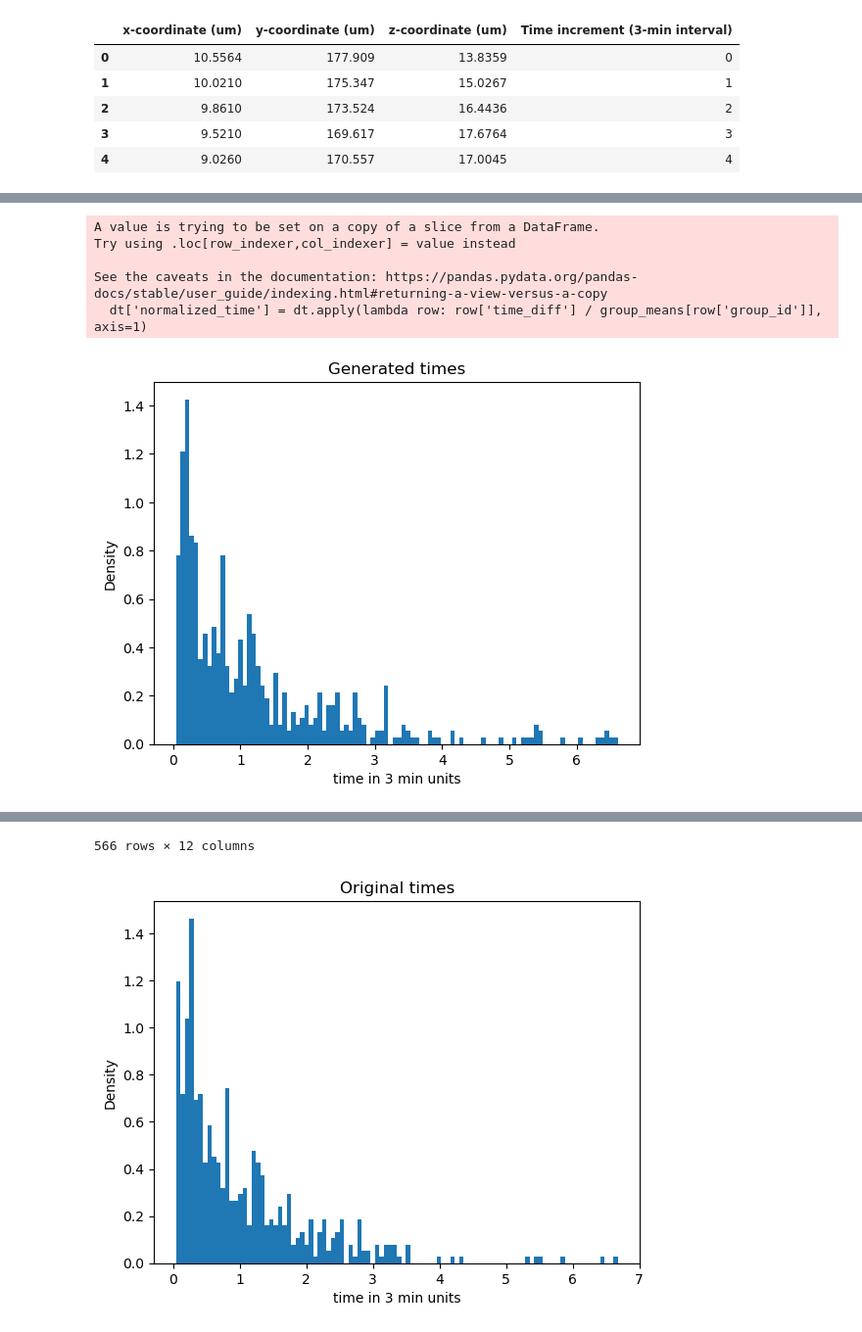
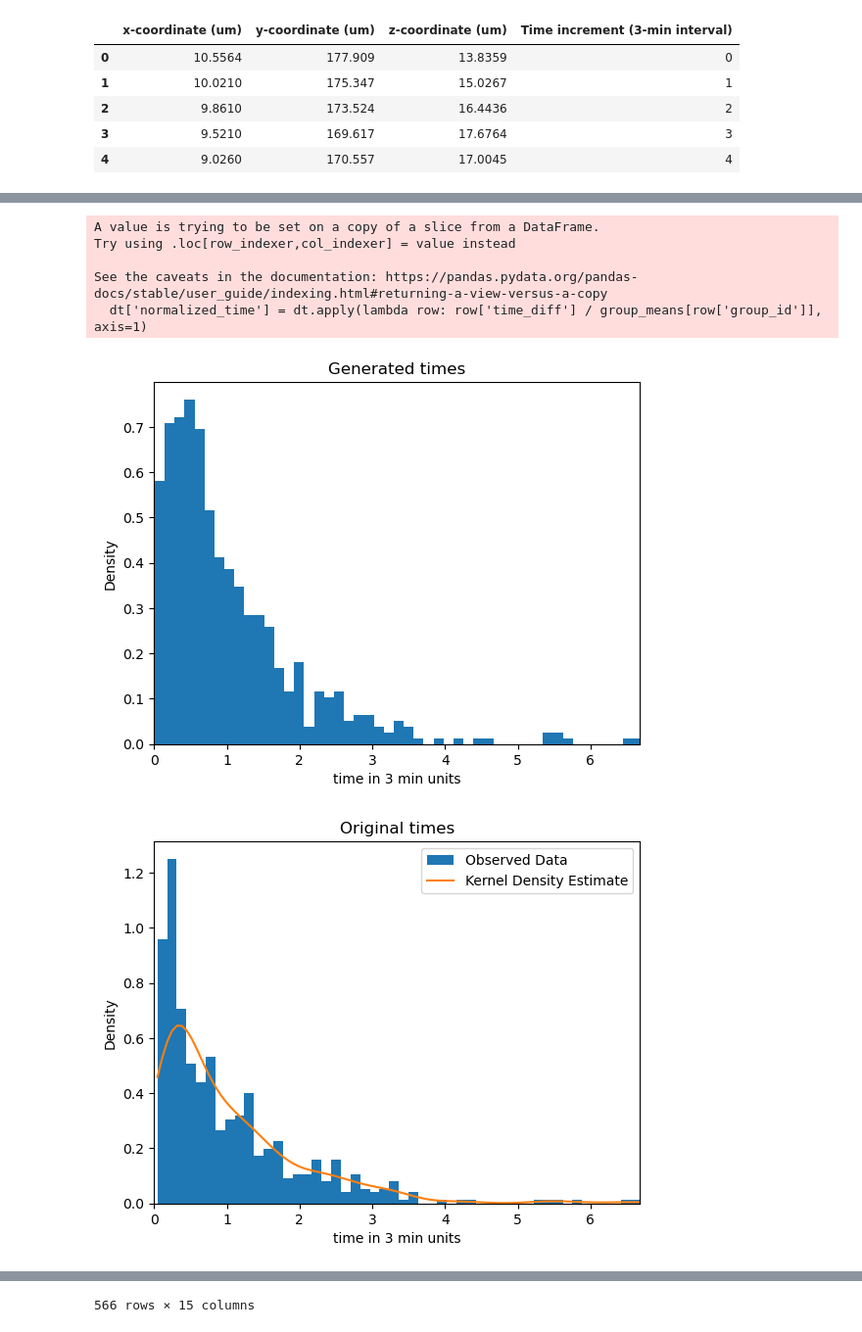
Before and after one commit to dz1921/RANDOMWALK, a Jupyter notebook: Distribution_Building.ipynb, the cells around one changed output, grey strips where cells are left out. Shown: that part at 98% size. Cells and saved outputs as stored; diff of their text form; code cells hidden in the pictures.

```diff
--- a/Distribution_Building.ipynb
+++ b/Distribution_Building.ipynb
@@ -21,6 +22,7 @@ df.head(5)
 # %%
 #Function to calculate step lengths
 # First cell traj goes up to 174 time increments
+df = pd.read_excel(file_path)
 def calc_step_length(df):
     df['group_id'] = (df['Time increment (3-min interval)'] == 0).cumsum()  # Create a unique identifier for each trajectory
 
@@ -34,10 +36,14 @@ def calc_step_length(df):
 
     group_means = df.groupby('group_id')['step_length'].mean()
     df['normalized_step_length'] = df.apply(lambda row: row['step_length'] / group_means[row['group_id']], axis=1)
+    # Try add 2nd part of dict that is number of base trajectory steps
     group_mean_dict = group_means.to_dict()
-    normalized_step_length = df['normalized_step_length'].to_numpy()
+    normalized_step_length_g1 = df[df['group_id'] == 1]['step_length'].to_numpy()
+    normalized_step_global = df['normalized_step_length'].to_numpy()
 
-    return df, normalized_step_length, group_mean_dict
+    return df, step_length_g1, normalized_step_global, group_mean_dict
+
+df, normalized_steps, normalized_step_global,mean_steps = calc_step_length(df)
 # %%
 df
 # %% [output]
@@ -77,16 +90,15 @@ def sample_steps(in_steps, n_samples, bins=1000):
 # %%
 # Plotting and testing functions
 ## steps is ss with all sampled steps
-
-df, normalized_steps, mean_steps = calc_step_length(df)
-print(len(normalized_steps))
-plt.hist(sample_steps(normalized_steps, len(normalized_steps), bins=100), density=True, bins=100)
+samples, kde = sample_kde(normalized_steps, len(normalized_steps), return_kde=True)
+plt.hist(samples, density=True, bins=50)
 plt.title('Generated')
+plt.xlim(normalized_steps.min(), normalized_steps.max())
 plt.show()
-plt.hist(normalized_steps, density=True, bins=100)
+plt.hist(normalized_steps, density=True, bins=50, label='Observed Data')
 plt.title('Original')
-ss = sample_steps(normalized_steps, len(normalized_steps))
-print(normalized_steps.min, normalized_steps.max(), np.median(normalized_steps))
-print(ss.min, ss.max(), np.median(ss))
-df
+xx = np.linspace(normalized_steps.min(), normalized_steps.max(), 100)
+plt.plot(xx, kde.evaluate(xx), label='Kernel Density Estimate')
+plt.legend()
+plt.xlim(normalized_steps.min(), normalized_steps.max())
 # %% [output]
@@ -143,29 +127,34 @@ def sample_times(in_times, n_samples, bins=1000):
 # %%
 ## sampled_times is array with sampled_times
 
 dt, filtered_times, mean_times = calc_time(df, R=7.2)
-
-plt.hist(sample_times(filtered_times, len(filtered_times), bins=100), density=True, bins=100)
+sample_data, kde = sample_kde(filtered_times, len(filtered_times), return_kde=True, lower=0)
+plt.hist(sample_data, density=True, bins=50)
 plt.title('Generated times')
 plt.xlabel('time in 3 min units')
 plt.ylabel('Density')
+plt.xlim(0, filtered_times.max())
 plt.show()
-plt.hist(filtered_times, density=True, bins=100)
+plt.hist(filtered_times, density=True, bins=50, label='Observed Data')
 plt.title('Original times')
 plt.xlabel('time in 3 min units')
 plt.ylabel('Density')
-
-sampled_times= sample_times(filtered_times, len(filtered_times), bins=100)
+xx = np.linspace(filtered_times.min(), filtered_times.max(), 100)
+plt.plot(xx, kde.evaluate(xx), label='Kernel Density Estimate')
+plt.legend()
+plt.xlim(0, filtered_times.max())
+plt.show()
 #print(filtered_times.min(), filtered_times.max(), np.median(filtered_times))
 #print(sampled_times.min(), sampled_times.max(), np.median(sampled_times))
 dt
 # %% [output]
 A value is trying to be set on a copy of a slice from a DataFrame.
 Try using .loc[row_indexer,col_indexer] = value instead
 
 See the caveats in the documentation: https://pandas.pydata.org/pandas-docs/stable/user_guide/indexing.html#returning-a-view-versus-a-copy
   dt['normalized_time'] = dt.apply(lambda row: row['time_diff'] / group_means[row['group_id']], axis=1)
-[figure, old version]
+[figure, new version]
+[figure, new version]
 |  | x-coordinate (um) | y-coordinate (um) | z-coordinate (um) | Time increment (3-min interval) | group_id | dx | ... |
 | 130 | 15.8534 | 183.130 | 17.97730 | 130 | 1 | 3.4259 | ... |
 | 140 | 16.3015 | 180.479 | 18.35660 | 140 | 1 | -0.7740 | ... |
@@ -178,8 +167,7 @@ See the caveats in the documentation: https://pandas.pydata.org/pandas-docs/stab
 | 8133 | 116.2170 | 208.450 | 22.12890 | 40 | 115 | 0.8270 | ... |
 | 8138 | 120.3330 | 206.250 | 20.62570 | 45 | 115 | 1.1840 | ... |
 | 8141 | 126.7730 | 202.950 | 4.73044 | 48 | 115 | 0.0810 | ... |
-566 rows × 12 columns
+566 rows × 15 columns
-[figure, old version]
 # %%
 #df -> dt
 #.  |_> da
```
Also changed, not shown: parts of 16 cells of this notebook.
